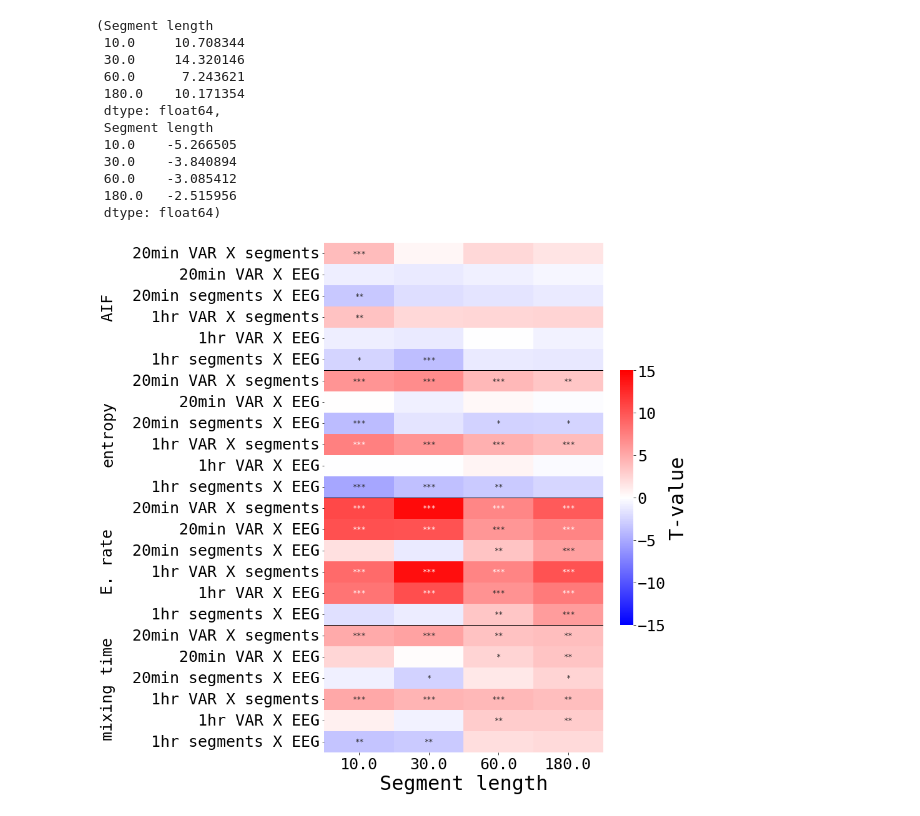
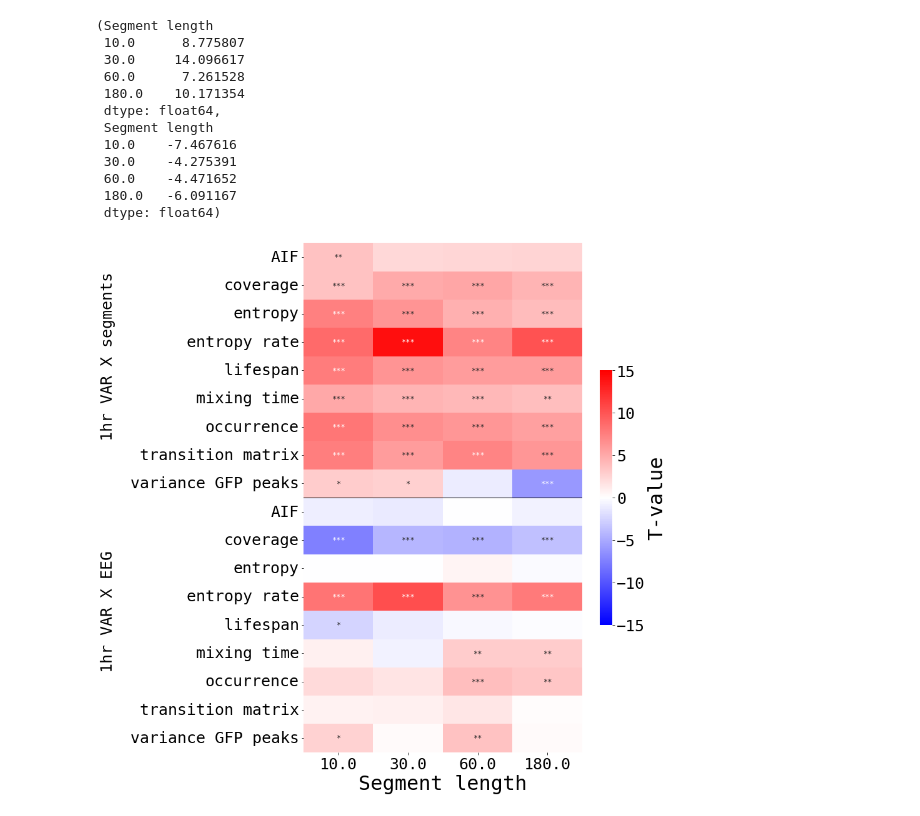
Before and after one commit to jajcayn/eeg_latent_space, a Jupyter notebook: notebooks/VAR stuff/VAR-figure.ipynb, the cells around one changed output. Saved outputs shown, nothing was run; the diff lists cells and outputs as text; code cells hidden in the pictures.

```diff
--- a/notebooks/VAR stuff/VAR-figure.ipynb
+++ b/notebooks/VAR stuff/VAR-figure.ipynb
@@ -25,6 +28,7 @@ data_sub = data_sub[
 ]
 # %%
 data_sub["data type"] = data_sub["VAR length"].astype(str) + data_sub["data type"]
-data_sub
+data_main = data_sub[data_sub["data type"] == "3600.0VAR-segments-mean X real_data"]
+data_main
 # %% [output]
 |  | T | p-corr | var | VAR length | Segment length | data type |
@@ -92,14 +105,14 @@ data_T.max(), data_T.min()
  dtype: float64)
 # %%
-fig = plt.figure(figsize=(10, 15))
+fig = plt.figure(figsize=(10, 8))
 ax = fig.add_subplot(111)
 sns.heatmap(
     data_T,
     cbar_kws={"shrink": 0.5, "label": "T-value"},
     cmap="bwr",
     ax=ax,
-    vmax=15,
-    vmin=-15,
+    vmax=10,
+    vmin=-10,
     annot=data_p,
     annot_kws={"size": 12},
     fmt="",
@@ -110,7 +123,10 @@ shift = int(len(data_T.index.get_level_values(0)) / len(data_T.index.get_level_v
 for pos, idx in enumerate(data_T.index.get_level_values(0).unique()):
     idx = idx.replace(" X ", "\nX\n")
     idx = idx.replace(" ", "\n")
-    ax.text(-2.2, pos*shift + shift//2, idx, rotation=90, ha="center", va="center", size=25)
+    ax.text(-2.8, pos*shift + shift//2, idx, rotation=90, ha="center", va="center", size=25)
     if pos >= 1:
         ax.plot((0, 4), (pos*shift, pos*shift), "k", linewidth=1.0)
+
+
+plt.savefig("VAR1hr_segments_vs_EEG.pdf", transparent=True, bbox_inches="tight")
 # %% [output]
@@ -119,0 +136,3 @@ for pos, idx in enumerate(data_T.index.get_level_values(0).unique()):
+# %%
+data_supp = data_sub[data_sub["data type"].isin(["3600.0VAR-full X VAR-segments-mean", "3600.0VAR-full X real_data"])]
+data_supp
@@ -120,14 +153,16 @@ for pos, idx in enumerate(data_T.index.get_level_values(0).unique()):
 # %%
-data_T = data_sub.pivot(
-    columns="Segment length", index=["var", "data type"], values="T"
+data_T = data_supp.pivot(
+    columns="Segment length", index=["data type", "var"], values="T"
 )
-data_p = data_sub.pivot(
-    columns="Segment length", index=["var", "data type"], values="p-corr"
+data_p = data_supp.pivot(
+    columns="Segment length", index=["data type","var"], values="p-corr"
 )
 data_T = data_T.rename(
     index={
         "AIF 1st peak": "AIF",
-        "entropy_rate": "E. rate",
+        "entropy_rate": "entropy rate",
+        "transition_matrix": "transition matrix",
+        "var_GFP": "variance GFP peaks",
         "1200.0VAR-full X VAR-segments-mean": "20min VAR X segments",
         "1200.0VAR-full X real_data": "20min VAR X EEG",
         "1200.0VAR-segments-mean X real_data": "20min segments X EEG",
@@ -139,7 +174,9 @@ data_T = data_T.rename(
 data_p = data_p.rename(
     index={
         "AIF 1st peak": "AIF",
-        "entropy_rate": "E. rate",
+        "entropy_rate": "entropy rate",
+        "transition_matrix": "transition matrix",
+        "var_GFP": "variance GFP peaks",
         "1200.0VAR-full X VAR-segments-mean": "20min VAR X segments",
         "1200.0VAR-full X real_data": "20min VAR X EEG",
         "1200.0VAR-segments-mean X real_data": "20min segments X EEG",
@@ -154,39 +191,41 @@ data_p = data_p.applymap(
 data_T.max(), data_T.min()
 # %% [output]
 (Segment length
- 10.0     10.708344
- 30.0     14.320146
- 60.0      7.243621
+ 10.0      8.775807
+ 30.0     14.096617
+ 60.0      7.261528
  180.0    10.171354
  dtype: float64,
  Segment length
- 10.0    -5.266505
- 30.0    -3.840894
- 60.0    -3.085412
- 180.0   -2.515956
+ 10.0    -7.467616
+ 30.0    -4.275391
+ 60.0    -4.471652
+ 180.0   -6.091167
  dtype: float64)
 # %%
 fig = plt.figure(figsize=(10, 15))
 ax = fig.add_subplot(111)
 sns.heatmap(
     data_T,
     cbar_kws={"shrink": 0.5, "label": "T-value"},
     cmap="bwr",
     ax=ax,
     vmax=15,
     vmin=-15,
     annot=data_p,
     annot_kws={"size": 12},
     fmt="",
 )
 ax.set_ylabel("")
 _ = ax.set_yticklabels(data_T.index.get_level_values(level=1).tolist(), rotation=0)
 shift = int(len(data_T.index.get_level_values(0)) / len(data_T.index.get_level_values(0).unique()))
 for pos, idx in enumerate(data_T.index.get_level_values(0).unique()):
     # idx = idx.replace(" X ", "\nX\n")
     # idx = idx.replace(" ", "\n")
-    ax.text(-3.1, pos*shift + shift//2, idx, rotation=90, ha="center", va="center", size=25)
+    ax.text(-2.8, pos*shift + shift//2, idx, rotation=90, ha="center", va="center", size=25)
     if pos >= 1:
         ax.plot((0, 4), (pos*shift, pos*shift), "k", linewidth=1.0)
+
+plt.savefig("VAR1hr_full_vs_EEG_and_vs_segments.pdf", transparent=True, bbox_inches="tight")
 # %% [output]
-[figure, old version]
+[figure, new version]
```
Also changed, not shown: parts of 16 cells of this notebook, 12 other files.
